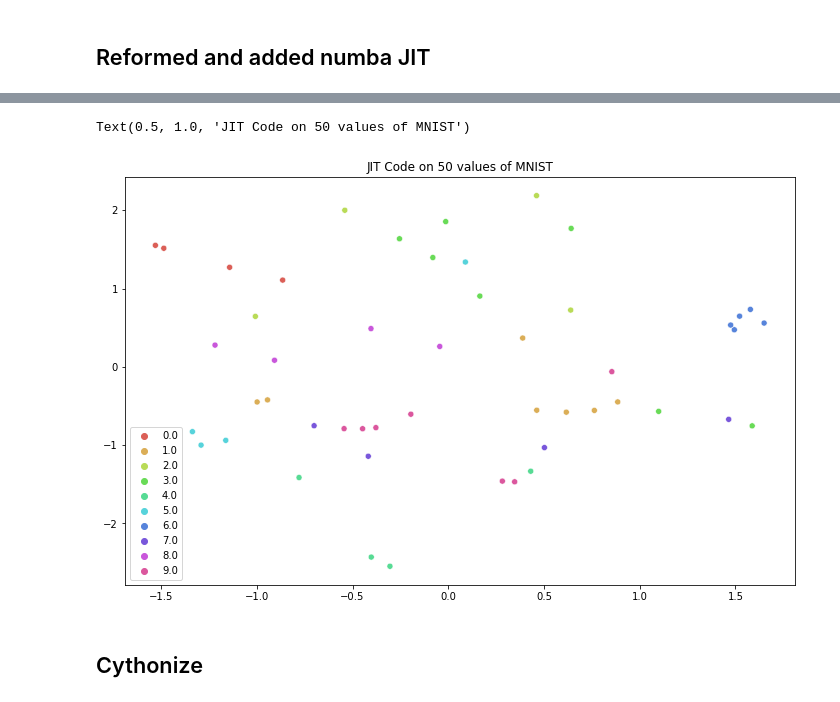
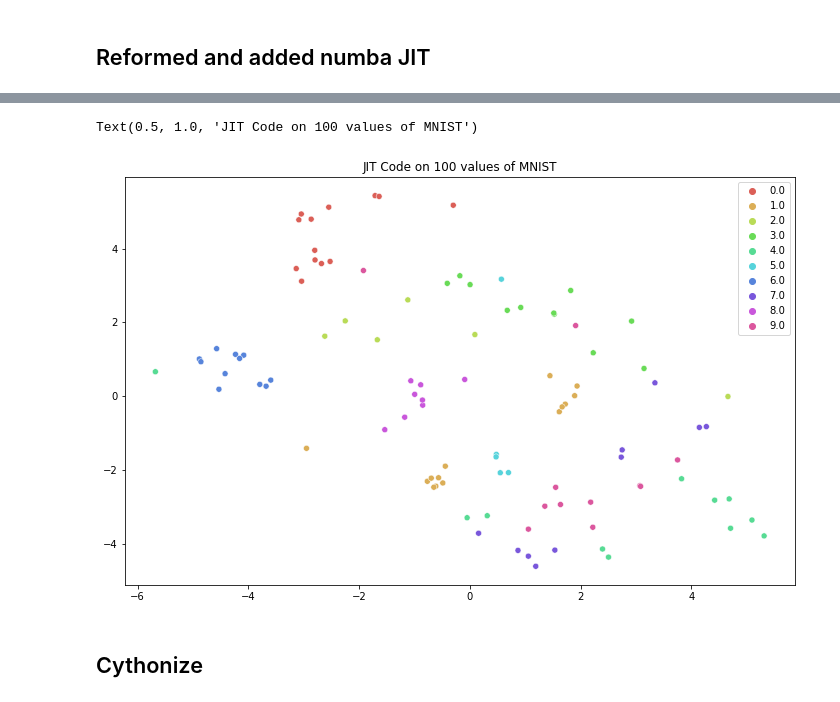
Before and after one commit to aashareddy14/tsne_project, a Jupyter notebook: Optimization.ipynb, the cells around one changed output, grey strips where cells are left out. Saved outputs shown, nothing was run; the diff lists cells and outputs as text; code cells hidden in the pictures.

```diff
--- a/Optimization.ipynb
+++ b/Optimization.ipynb
@@ -24,6 +18,6 @@ import pstats
 # %%
 X = np.loadtxt("Data/mnist2500_X.txt")
 labels = np.loadtxt("Data/mnist2500_labels.txt")
-small = X[:50]
+small = X[:100]
 small.shape
 # %% [output]
@@ -363,5 +357,5 @@ def tsne_opt(X, num_iters = 1000, perplexity = 30, alpha = 10, momentum = 0.9):
 
     return Y
 
-yout2 = tsne_opt(small)
+yout_numb = tsne_opt(small)
 # %%
@@ -397,10 +391,10 @@ Thu Apr 22 23:00:50 2021    tsne_jit.prof
 # %%
 plt.figure(figsize=(12,7.5))
-plot = sns.scatterplot(x = yout2[:,0], y = yout2[:,1], hue = labels[:50], palette = sns.hls_palette(10), legend = 'full');
-plt.title('JIT Code on 50 values of MNIST')
+plot = sns.scatterplot(x = yout_numb[:,0], y = yout_numb[:,1], hue = labels[:100], palette = sns.hls_palette(10), legend = 'full');
+plt.title('JIT Code on 100 values of MNIST')
 # %% [output]
-Text(0.5, 1.0, 'JIT Code on 50 values of MNIST')
+Text(0.5, 1.0, 'JIT Code on 100 values of MNIST')
-[figure, old version]
+[figure, new version]
 # %% [markdown]
 ## Cythonize
 # %%
```
Also changed, not shown: parts of 31 cells of this notebook.
